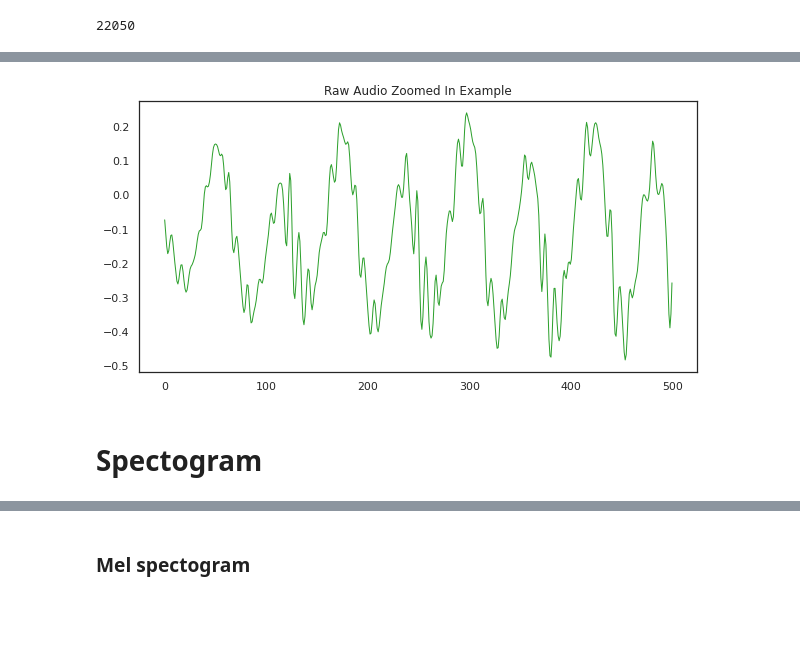
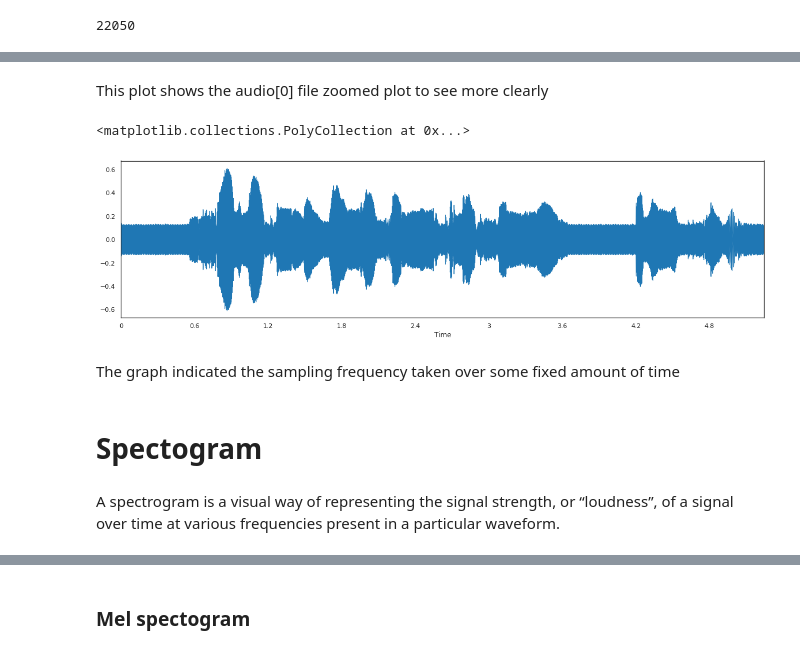
Before and after one commit to Speech-to-text-tenac/STT, a Jupyter notebook: notebooks/preprocessing_1_3_r.ipynb, the cells around one changed output, grey strips where cells are left out. Drawn from its saved outputs; the diff is of its cells as text; code cells hidden in the pictures; blank space fills up the shorter version.

```diff
--- a/notebooks/preprocessing_1_3_r.ipynb
+++ b/notebooks/preprocessing_1_3_r.ipynb
@@ -87,13 +133,19 @@ pd.Series(x).plot(figsize=(10,5),
-# %%
-pd.Series(x[30000:30500]).plot(figsize=(10,5),
-                               lw=1,
-                               title='Raw Audio Zoomed In Example',
-                               color = color_pal[2])
-plt.show()
-# %% [output]
-[figure, removed]
+# %% [markdown]
+This plot shows the audio[0] file zoomed plot to see more clearly
+# %%
+import librosa.display
+#Plot the signal:
+plt.figure(figsize=(20, 5))
+librosa.display.waveplot(x, sr=sr)
+# %% [output]
+<matplotlib.collections.PolyCollection at 0x...>
+[figure, added]
+# %% [markdown]
+The graph indicated the sampling frequency taken over some fixed amount of time
 # %% [markdown]
 # Spectogram
+# %% [markdown]
+A spectrogram is a visual way of representing the signal strength, or “loudness”, of a signal over time at various frequencies present in a particular waveform.
 # %%
 D = librosa.stft(x)
 S_db = librosa.amplitude_to_db(np.abs(D), ref=np.max)
```
Also changed, not shown: parts of 32 cells of this notebook.
